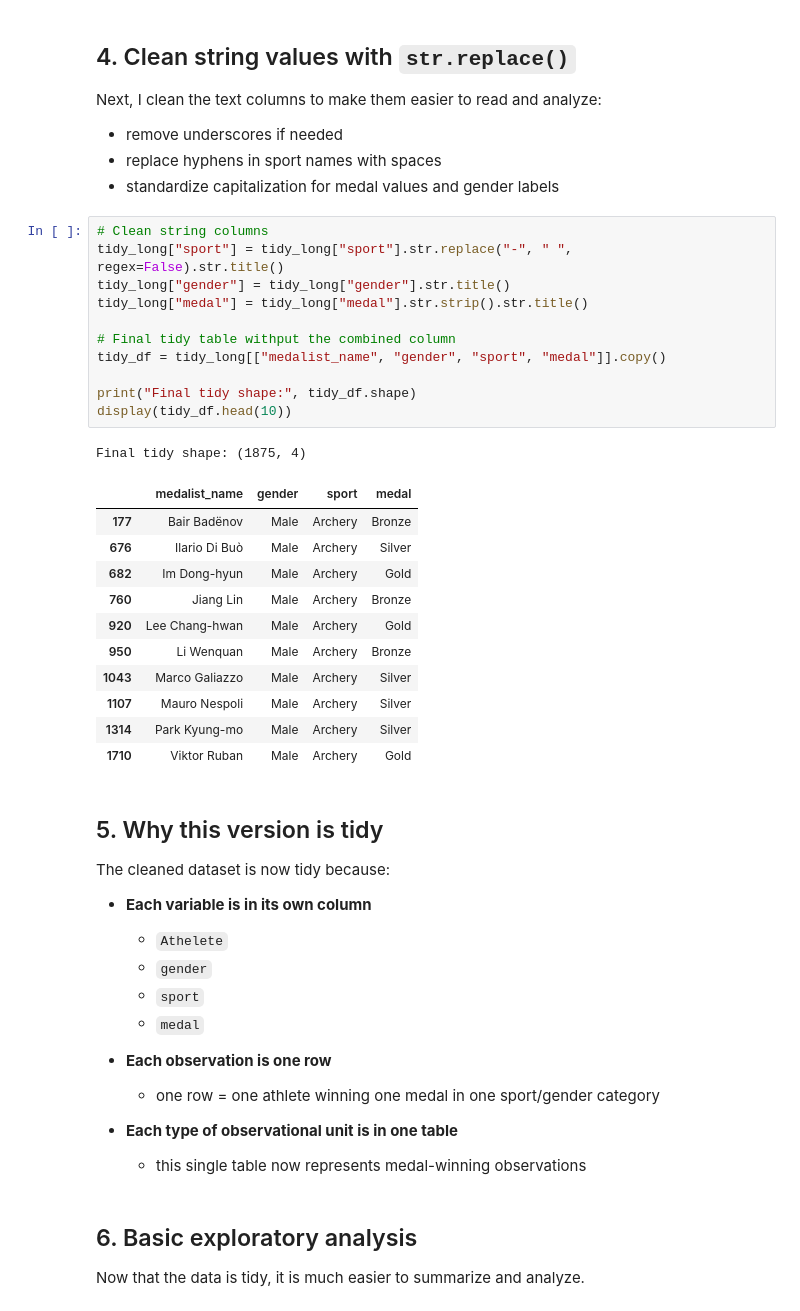
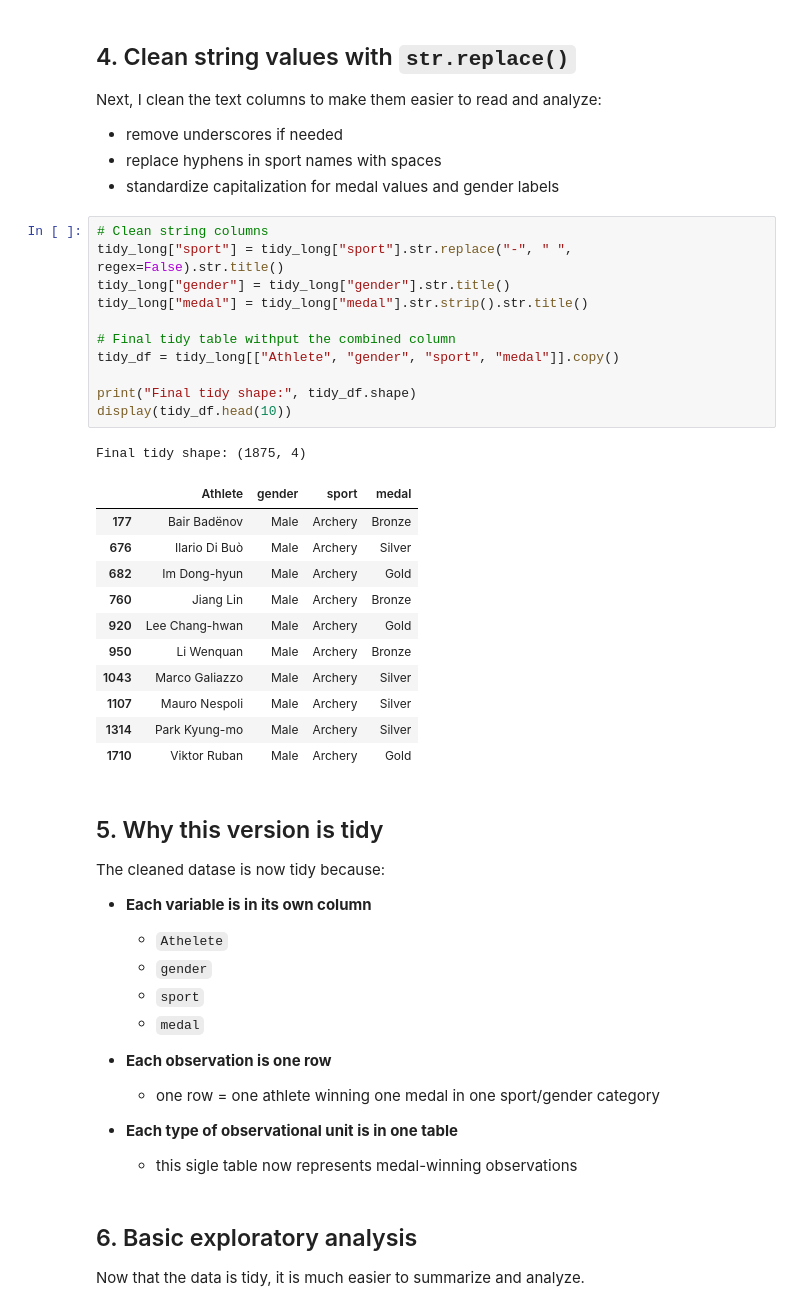
Before and after one commit to mcalzada12/Calzada-data-science-portfolio, a Jupyter notebook: Portfolios/TidyData-Project/Tidy_Data-project.ipynb, the cells around one changed output. Drawn from its saved outputs; the diff is of its cells as text.

```diff
--- a/Portfolios/TidyData-Project/Tidy_Data-project.ipynb
+++ b/Portfolios/TidyData-Project/Tidy_Data-project.ipynb
@@ -133,17 +133,17 @@ Next, I clean the text columns to make them easier to read and analyze:
 # %%
 # Clean string columns
 tidy_long["sport"] = tidy_long["sport"].str.replace("-", " ", regex=False).str.title()
 tidy_long["gender"] = tidy_long["gender"].str.title()
 tidy_long["medal"] = tidy_long["medal"].str.strip().str.title()
 
 # Final tidy table withput the combined column
-tidy_df = tidy_long[["medalist_name", "gender", "sport", "medal"]].copy()
+tidy_df = tidy_long[["Athlete", "gender", "sport", "medal"]].copy()
 
 print("Final tidy shape:", tidy_df.shape)
 display(tidy_df.head(10))
 # %% [output]
 Final tidy shape: (1875, 4)
-|  | medalist_name | gender | sport | medal |
+|  | Athlete | gender | sport | medal |
 | 177 | Bair Badënov | Male | Archery | Bronze |
 | 676 | Ilario Di Buò | Male | Archery | Silver |
 | 682 | Im Dong-hyun | Male | Archery | Gold |
@@ -157,7 +157,7 @@ Final tidy shape: (1875, 4)
 # %% [markdown]
 ## 5. Why this version is tidy
 
-The cleaned dataset is now tidy because:
+The cleaned datase is now tidy because:
 
 - **Each variable is in its own column**
   - `Athelete`
@@ -169,7 +169,7 @@ The cleaned dataset is now tidy because:
   - one row = one athlete winning one medal in one sport/gender category
 
 - **Each type of observational unit is in one table**
-  - this single table now represents medal-winning observations
+  - this sigle table now represents medal-winning observations
 # %% [markdown]
 ## 6. Basic exploratory analysis
 
```
Also changed, not shown: parts of 5 cells of this notebook.
